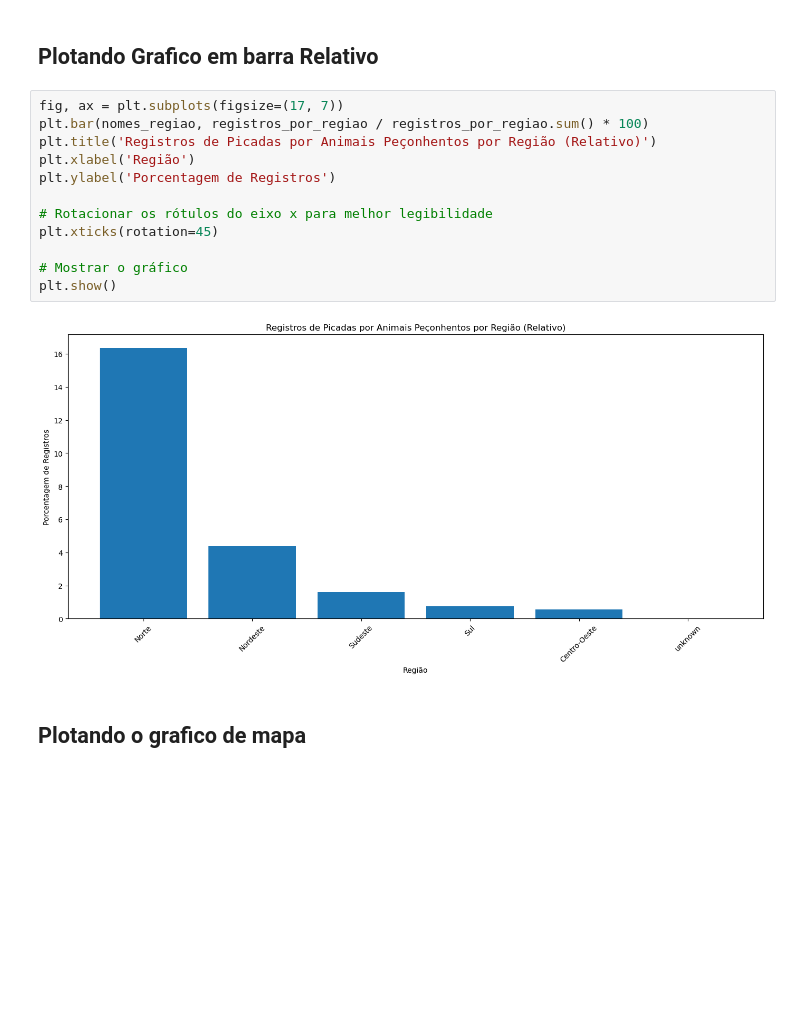
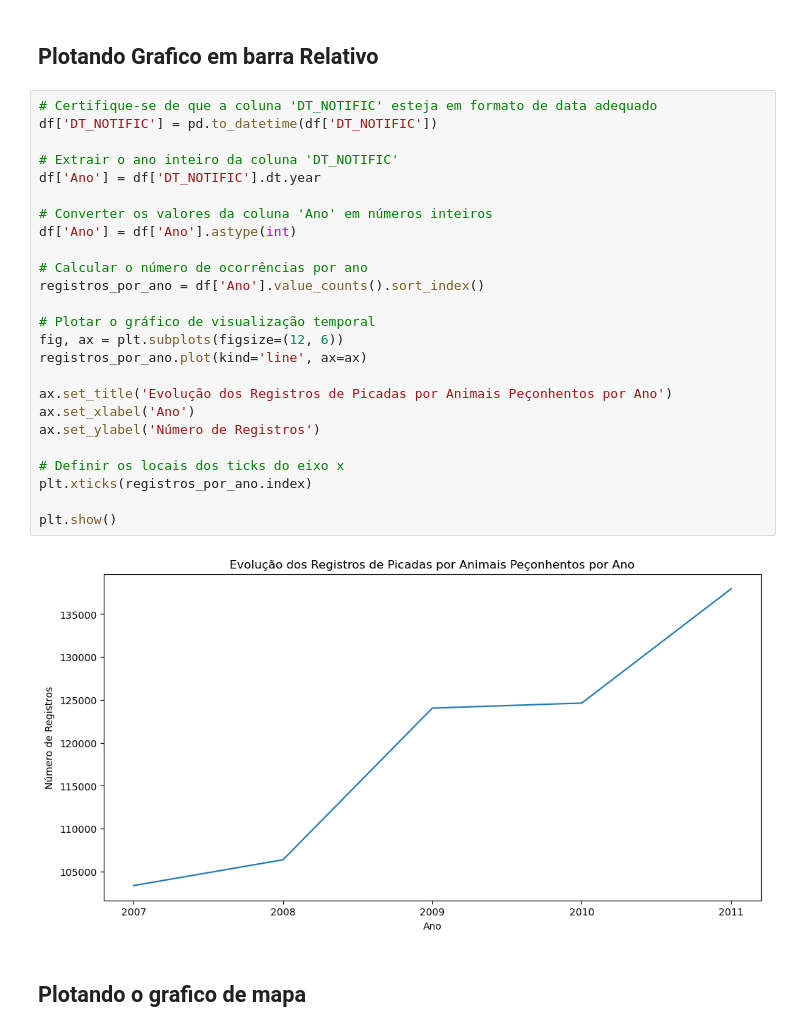
Before and after one commit to rafaelavarao/DataSUS-Data-Analysis, a Jupyter notebook: SINAN.ipynb, the cells around one changed output. Drawn from its saved outputs; the diff is of its cells as text; blank space fills up the shorter version.

```diff
--- a/SINAN.ipynb
+++ b/SINAN.ipynb
@@ -209,20 +209,33 @@ plt.show()
 [figure]
 # %% [markdown]
 ## Plotando Grafico em barra Relativo
-# %%
-fig, ax = plt.subplots(figsize=(17, 7))
-plt.bar(nomes_regiao, registros_por_regiao / registros_por_regiao.sum() * 100)
-plt.title('Registros de Picadas por Animais Peçonhentos por Região (Relativo)')
-plt.xlabel('Região')
-plt.ylabel('Porcentagem de Registros')
-
-# Rotacionar os rótulos do eixo x para melhor legibilidade
-plt.xticks(rotation=45)
-
-# Mostrar o gráfico
-plt.show()
-# %% [output]
-[figure, removed]
+# %%
+# Certifique-se de que a coluna 'DT_NOTIFIC' esteja em formato de data adequado
+df['DT_NOTIFIC'] = pd.to_datetime(df['DT_NOTIFIC'])
+
+# Extrair o ano inteiro da coluna 'DT_NOTIFIC'
+df['Ano'] = df['DT_NOTIFIC'].dt.year
+
+# Converter os valores da coluna 'Ano' em números inteiros
+df['Ano'] = df['Ano'].astype(int)
+
+# Calcular o número de ocorrências por ano
+registros_por_ano = df['Ano'].value_counts().sort_index()
+
+# Plotar o gráfico de visualização temporal
+fig, ax = plt.subplots(figsize=(12, 6))
+registros_por_ano.plot(kind='line', ax=ax)
+
+ax.set_title('Evolução dos Registros de Picadas por Animais Peçonhentos por Ano')
+ax.set_xlabel('Ano')
+ax.set_ylabel('Número de Registros')
+
+# Definir os locais dos ticks do eixo x
+plt.xticks(registros_por_ano.index)
+
+plt.show()
+# %% [output]
+[figure, added]
 # %% [markdown]
 ## Plotando o grafico de mapa
 # %%
```
